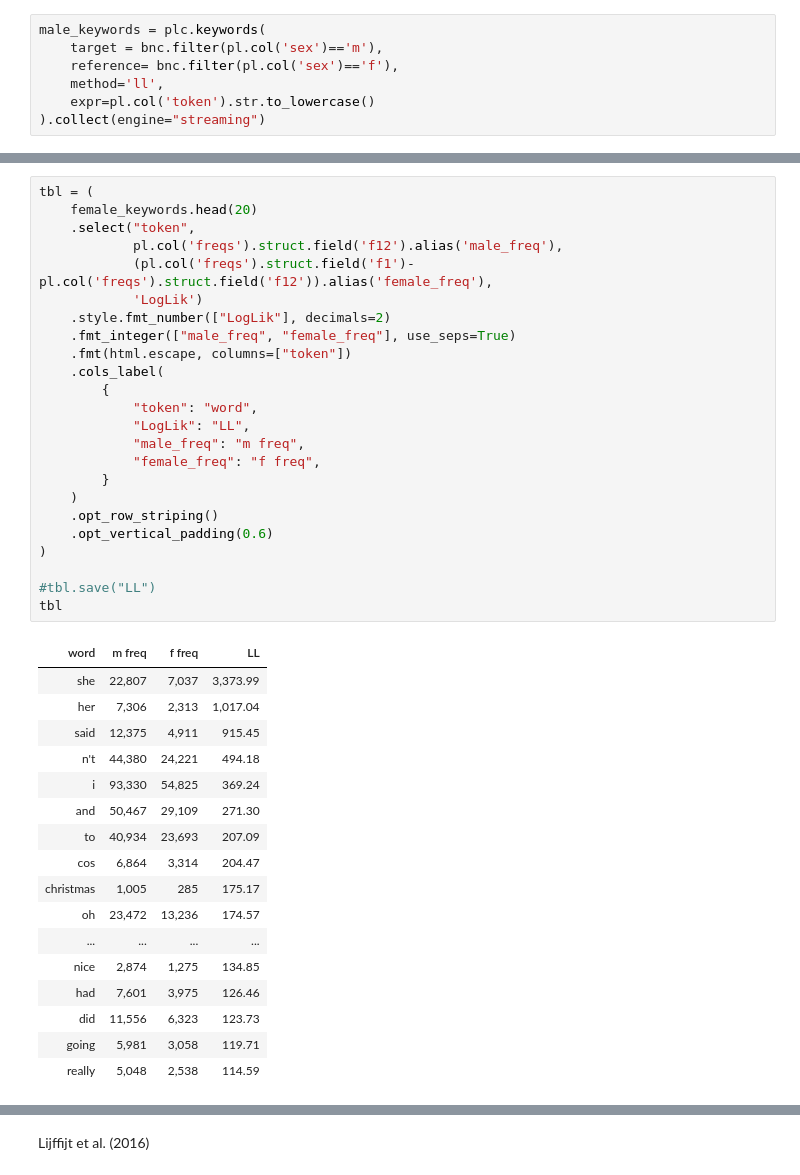
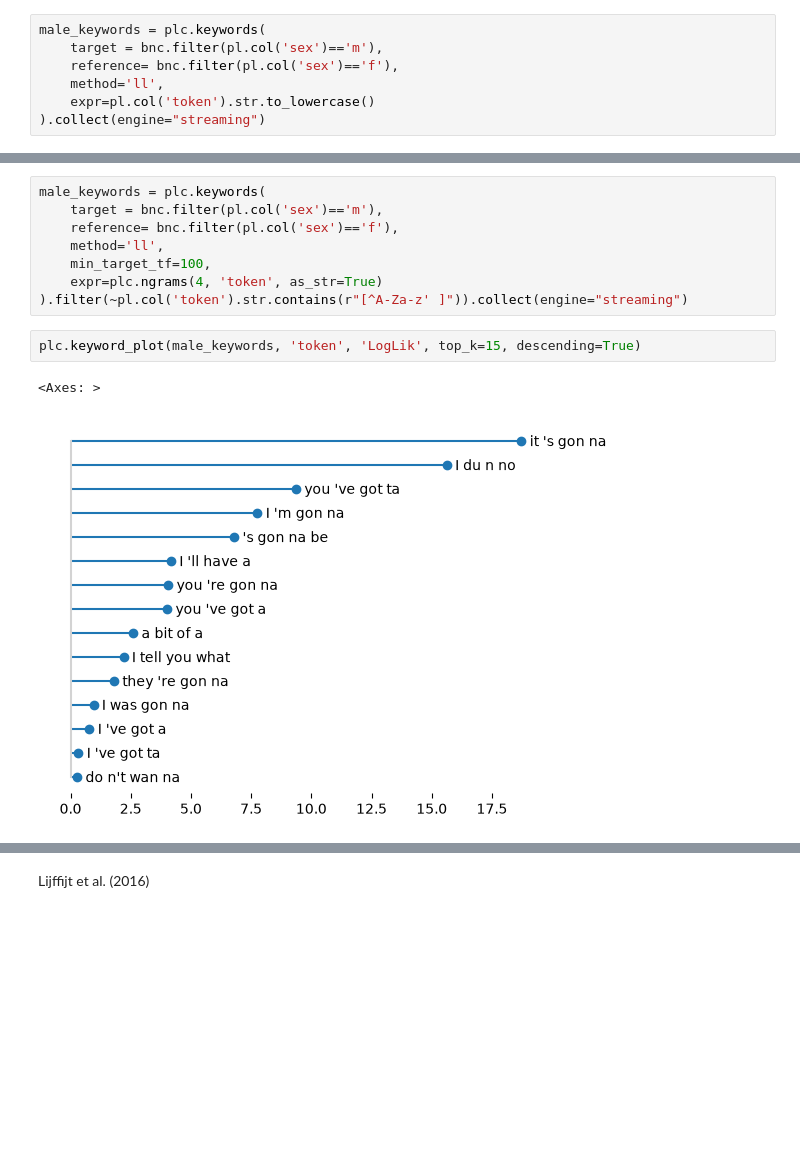
Before and after one commit to rmalouf/polars_corpus, a Jupyter notebook: examples/keywords.ipynb, the cells around one changed output, grey strips where cells are left out. Saved outputs shown, nothing was run; the diff lists cells and outputs as text; blank space fills up the shorter version.

```diff
--- a/examples/keywords.ipynb
+++ b/examples/keywords.ipynb
@@ -142,42 +78,13 @@ ModuleNotFoundError: great_tables is required for `.style`
-# %%
-tbl = (
-    female_keywords.head(20)
-    .select("token",
-            pl.col('freqs').struct.field('f12').alias('male_freq'),
-            (pl.col('freqs').struct.field('f1')-pl.col('freqs').struct.field('f12')).alias('female_freq'),
-            'LogLik')
-    .style.fmt_number(["LogLik"], decimals=2)
-    .fmt_integer(["male_freq", "female_freq"], use_seps=True)
-    .fmt(html.escape, columns=["token"])
-    .cols_label(
-        {
-            "token": "word",
-            "LogLik": "LL",
-            "male_freq": "m freq",
-            "female_freq": "f freq",
-        }
-    )
-    .opt_row_striping()
-    .opt_vertical_padding(0.6)
-)
-
-#tbl.save("LL")
-tbl
-# %% [output]
-| word | m freq | f freq | LL |
-| she | 22,807 | 7,037 | 3,373.99 |
-| her | 7,306 | 2,313 | 1,017.04 |
-| said | 12,375 | 4,911 | 915.45 |
-| n't | 44,380 | 24,221 | 494.18 |
-| i | 93,330 | 54,825 | 369.24 |
-| and | 50,467 | 29,109 | 271.30 |
-| to | 40,934 | 23,693 | 207.09 |
-| cos | 6,864 | 3,314 | 204.47 |
-| christmas | 1,005 | 285 | 175.17 |
-| oh | 23,472 | 13,236 | 174.57 |
-| ... | ... | ... | ... |
-| nice | 2,874 | 1,275 | 134.85 |
-| had | 7,601 | 3,975 | 126.46 |
-| did | 11,556 | 6,323 | 123.73 |
-| going | 5,981 | 3,058 | 119.71 |
-| really | 5,048 | 2,538 | 114.59 |
+# %%
+male_keywords = plc.keywords(
+    target = bnc.filter(pl.col('sex')=='m'),
+    reference= bnc.filter(pl.col('sex')=='f'),
+    method='ll',
+    min_target_tf=100,
+    expr=plc.ngrams(4, 'token', as_str=True)
+).filter(~pl.col('token').str.contains(r"[^A-Za-z' ]")).collect(engine="streaming")
+# %%
+plc.keyword_plot(male_keywords, 'token', 'LogLik', top_k=15, descending=True)
+# %% [output]
+<Axes: >
+[figure, added]
```
Also changed, not shown: parts of 8 cells of this notebook, 3 other files.
